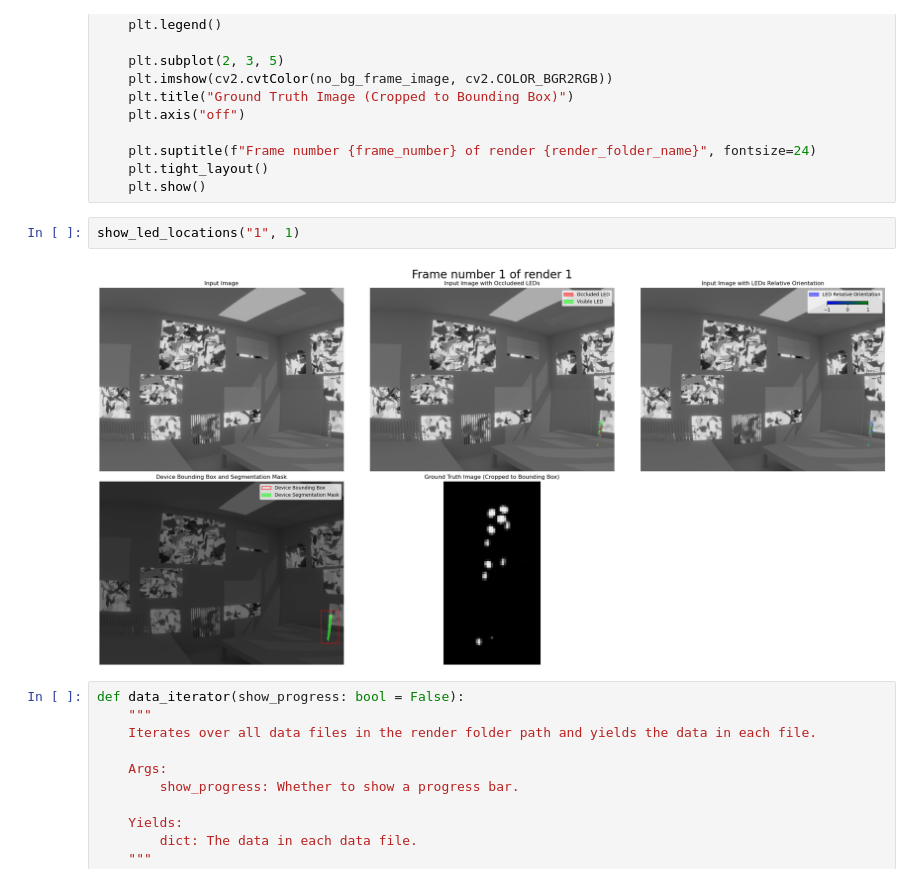
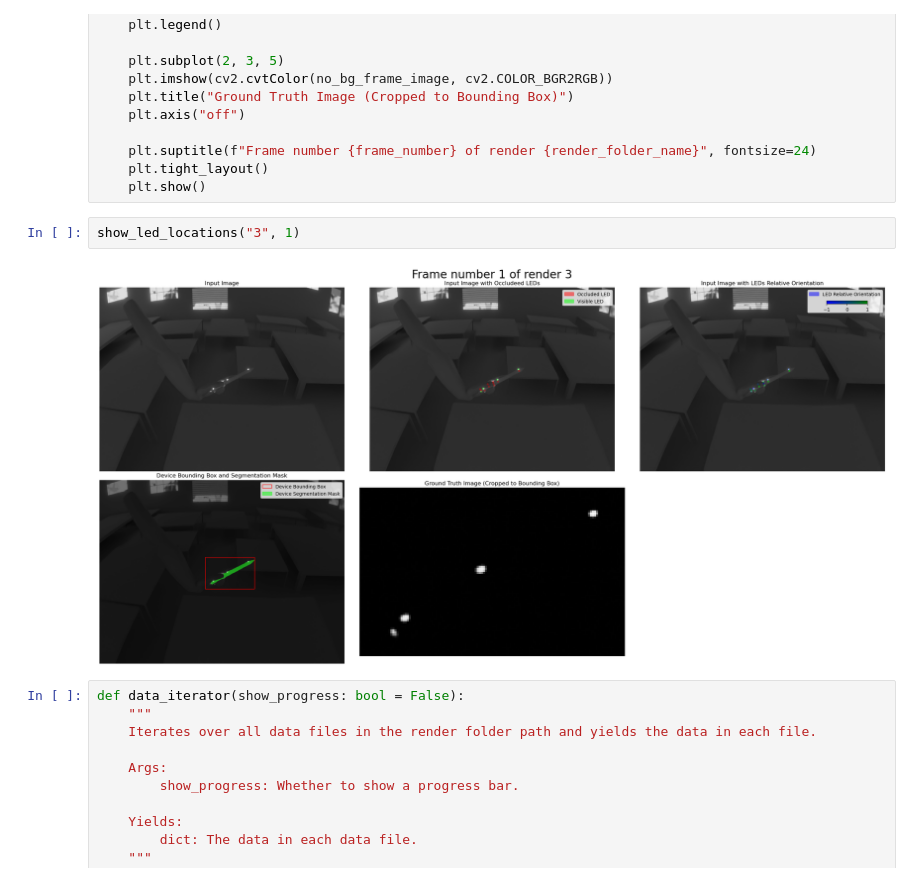
Before and after one commit to ArnaudPoletto/logitech-blender-stylus, a Jupyter notebook: notebooks/led_location_analysis.ipynb, the cells around one changed output. Drawn from its saved outputs; the diff is of its cells as text.

```diff
--- a/notebooks/led_location_analysis.ipynb
+++ b/notebooks/led_location_analysis.ipynb
@@ -208,9 +208,9 @@ def show_led_locations(render_folder_name, frame_number):
     plt.tight_layout()
     plt.show()
 # %%
-show_led_locations("1", 1)
+show_led_locations("3", 1)
 # %% [output]
-[figure, old version]
+[figure, new version]
 # %%
 def data_iterator(show_progress: bool = False):
     """
```
Also changed, not shown: parts of 1 cell of this notebook.
